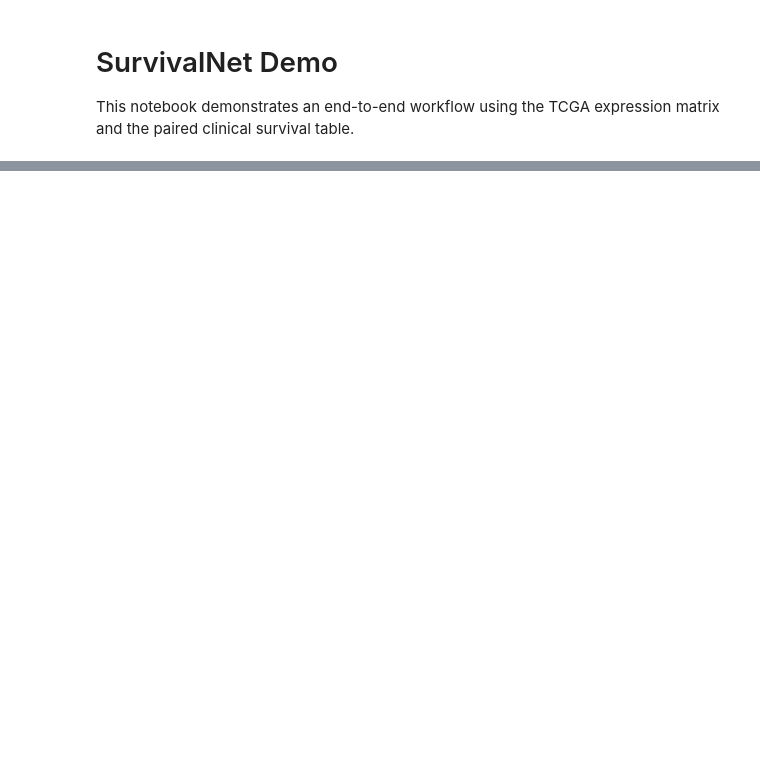
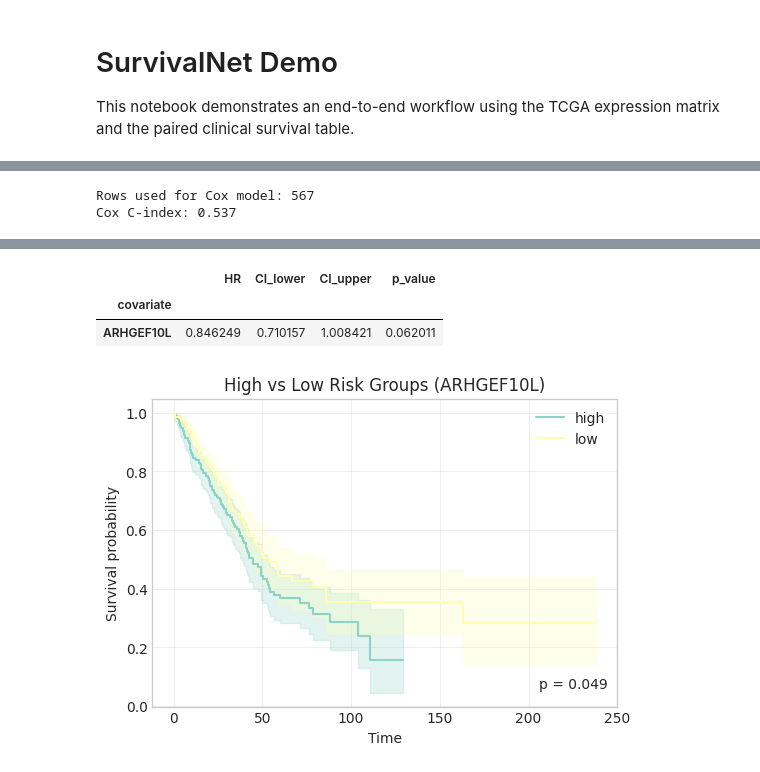
Before and after one commit to zengjoyous/SurvivalNet, a Jupyter notebook: examples/demo.ipynb, the cells around one changed output, grey strips where cells are left out. Saved outputs shown, nothing was run; the diff lists cells and outputs as text; code cells hidden in the pictures; blank space fills up the shorter version.

```diff
--- a/examples/demo.ipynb
+++ b/examples/demo.ipynb
@@ -87,18 +112,62 @@ plt.show()
 # %%
 # Build a simple univariate Cox model with one representative gene
-demo_gene = next(gene for gene in expr_df.columns if gene != "PATIENT_ID")
-cox_df = data[["duration", "event", demo_gene]].copy()
-cox_df[demo_gene] = pd.to_numeric(cox_df[demo_gene], errors="coerce")
-cox_df = cox_df.dropna(subset=[demo_gene])
 
-print(f"Rows used for Cox model: {len(cox_df)}")
+demo_gene = next(
+    gene for gene in expr_df.columns
+    if gene != "PATIENT_ID"
+)
 
-cox_model = CoxModel().fit(cox_df, "duration", "event")
+cox_df = data[
+    ["duration", "event", demo_gene]
+].copy()
 
-display(cox_model.summary)
-display(cox_model.hazard_ratios)
-risk_scores = cox_model.predict_risk_score(cox_df)
-cox_df["risk_group"] = split_risk_group(risk_scores)
+cox_df[demo_gene] = pd.to_numeric(
+    cox_df[demo_gene],
+    errors="coerce",
+)
+
+cox_df = cox_df.dropna(
+    subset=[demo_gene]
+)
+
+print(
+    f"Rows used for Cox model: {len(cox_df)}"
+)
+
+cox_model = CoxModel(
+    penalizer=0.01
+)
+
+cox_model.fit(
+    cox_df,
+    "duration",
+    "event",
+)
+
+print(
+    f"Cox C-index: {cox_model.score(cox_df):.3f}"
+)
+
+display(
+    cox_model.summary
+)
+
+display(
+    cox_model.hazard_ratios
+)
+
+risk_scores = (
+    cox_model.predict_risk_score(
+        cox_df
+    )
+)
+
+cox_df["risk_group"] = (
+    split_risk_group(
+        risk_scores
+    )
+)
+
 ax = plot_grouped_km_with_pvalue(
     cox_df,
     duration_col="duration",
@@ -107,5 +176,12 @@ ax = plot_grouped_km_with_pvalue(
     group_a="low",
     group_b="high",
 )
-ax.set_title(f"High vs Low Risk Groups ({demo_gene})")
+
+ax.set_title(
+    f"High vs Low Risk Groups ({demo_gene})"
+)
+
 plt.show()
+# %% [output]
+Rows used for Cox model: 567
+Cox C-index: 0.537
@@ -112 +191,5 @@ plt.show()
+|  | HR | CI_lower | CI_upper | p_value |
+| covariate |  |  |  |  |
+| ARHGEF10L | 0.846249 | 0.710157 | 1.008421 | 0.062011 |
+[figure, added]
 # %%
```
Also changed, not shown: parts of 8 cells of this notebook, 5 other files.
